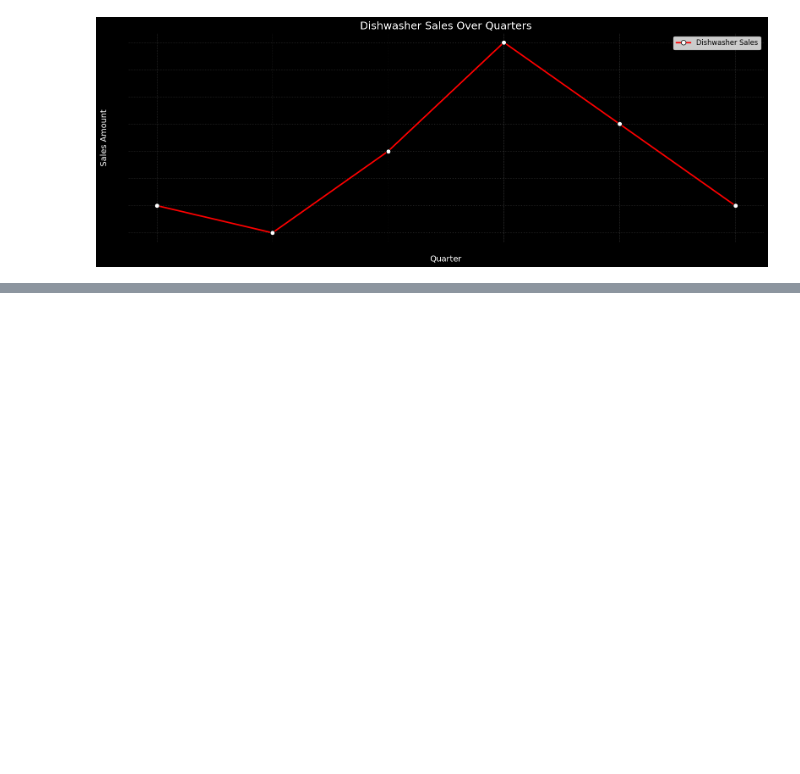
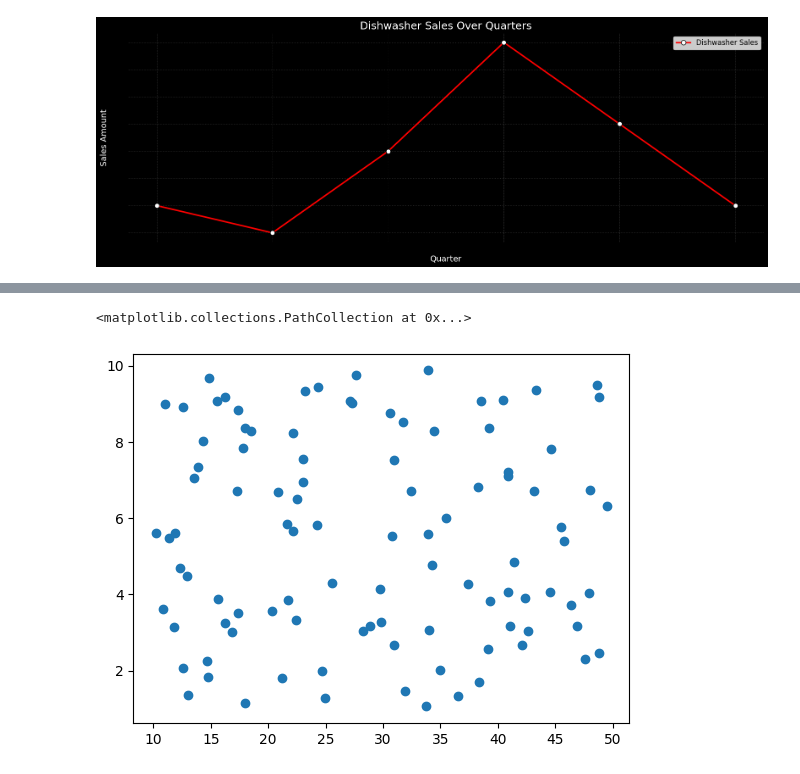
Before and after one commit to redwanhasan07208212/python-basic, a Jupyter notebook: Class_8/matplot.ipynb, the cells around one changed output, grey strips where cells are left out. Cells and saved outputs as stored; diff of their text form; code cells hidden in the pictures; blank space fills up the shorter version.

```diff
--- a/Class_8/matplot.ipynb
+++ b/Class_8/matplot.ipynb
@@ -138,0 +154,4 @@ plt.show()
+# %%
+data = pd.read_csv('generated_tips_data.csv')
+tips = pd.DataFrame(data)
+tips.head()
@@ -138,0 +165,5 @@ plt.show()
+# %%
+plt.scatter(tips['total_bill'],tips['tip'])
+# %% [output]
+<matplotlib.collections.PathCollection at 0x...>
+[figure, added]
```
Also changed, not shown: parts of 5 cells of this notebook.
